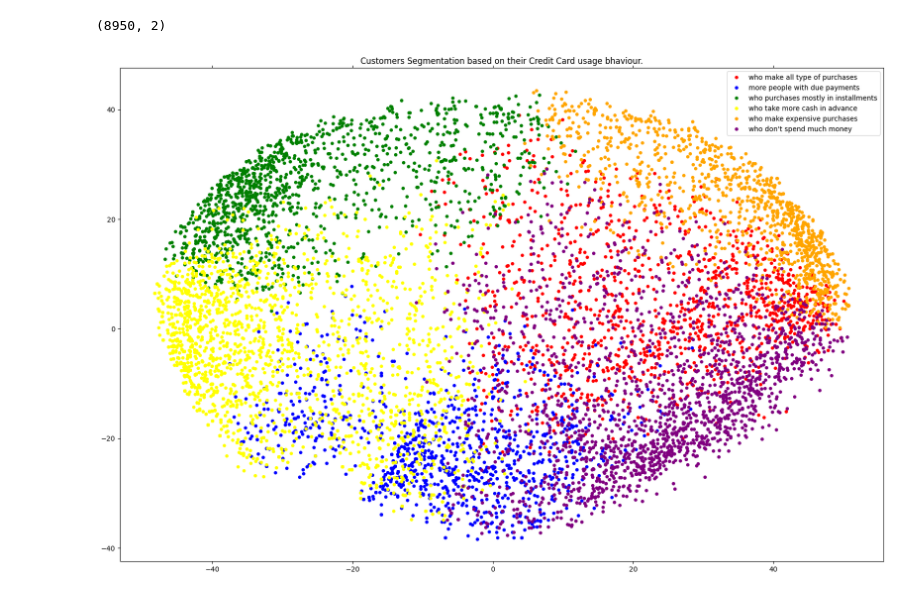
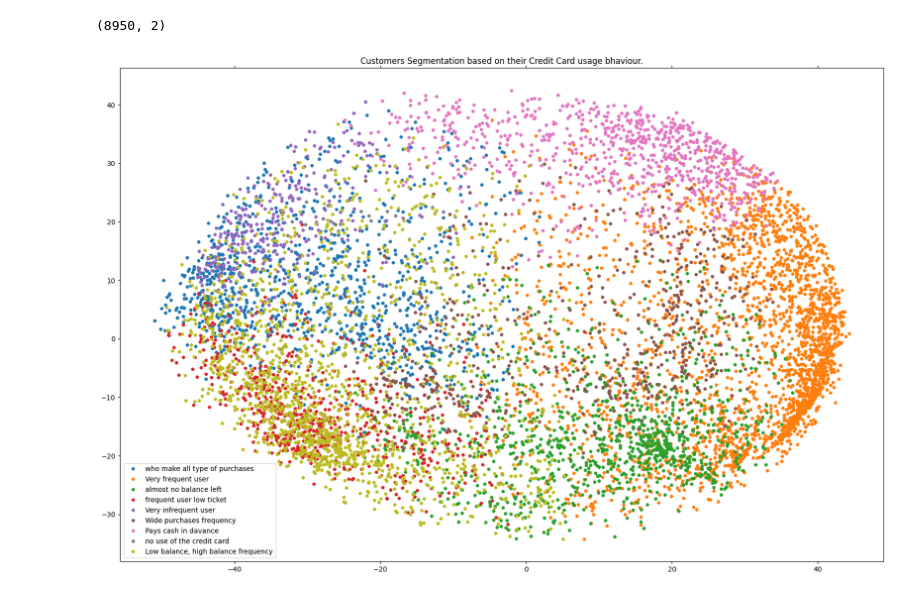
Before and after one commit to Malvape/Credit-Card-Clustering-Kaggle, a Jupyter notebook: Solucion.ipynb, the cells around one changed output. Saved outputs shown, nothing was run; the diff lists cells and outputs as text; code cells hidden in the pictures.

```diff
--- a/Solucion.ipynb
+++ b/Solucion.ipynb
@@ -108,9 +66,3 @@ for c in columns:
 # %%
-data.drop(['CUST_ID', 'BALANCE', 'BALANCE_FREQUENCY', 'PURCHASES',
-       'ONEOFF_PURCHASES', 'INSTALLMENTS_PURCHASES', 'CASH_ADVANCE',
-       'PURCHASES_FREQUENCY',  'ONEOFF_PURCHASES_FREQUENCY',
-       'PURCHASES_INSTALLMENTS_FREQUENCY', 'CASH_ADVANCE_FREQUENCY',
-       'CASH_ADVANCE_TRX', 'PURCHASES_TRX', 'CREDIT_LIMIT', 'PAYMENTS',
-       'MINIMUM_PAYMENTS', 'PRC_FULL_PAYMENT' ], axis=1, inplace=True)
-
+data.drop(['CUST_ID'], axis=1, inplace=True)
 X= np.asarray(data)
@@ -141,7 +95,7 @@ plt.plot(cost, 'bx-')
 # %% [markdown]
 aparentemente despues de 6 clusters, cada cluster adicional no aporta mucho
 # %%
-kmean= KMeans(6)
+kmean= KMeans(9)
 kmean.fit(X)
 labels=kmean.labels_
 # %%
@@ -186,34 +140,40 @@ X_PCA.shape
 # %%
 x, y = X_PCA[:, 0], X_PCA[:, 1]
 
-colors = {0: 'red',
-          1: 'blue',
-          2: 'green',
-          3: 'yellow',
-          4: 'orange',
-          5:'purple'}
+# colors = {0: 'red',
+#           1: 'blue',
+#           2: 'green',
+#           3: 'yellow',
+#           4: 'orange',
+#           5:'purple'}
 
 names = {0: 'who make all type of purchases',
-         1: 'more people with due payments',
-         2: 'who purchases mostly in installments',
-         3: 'who take more cash in advance',
-         4: 'who make expensive purchases',
-         5:'who don\'t spend much money'}
+         1: 'Very frequent user',
+         2: 'almost no balance left',
+         3: 'frequent user low ticket',
+         4: 'Very infrequent user',
+         5:'Wide purchases frequency',
+         6:'Pays cash in davance',
+         7:'no use of the credit card',
+         8:'Low balance, high balance frequency'
+
+         }
 
 df = pd.DataFrame({'x': x, 'y':y, 'label':labels})
 groups = df.groupby('label')
 
 fig, ax = plt.subplots(figsize=(20, 13))
 
 for name, group in groups:
     ax.plot(group.x, group.y, marker='o', linestyle='', ms=5,
-            color=colors[name],label=names[name], mec='none')
+            #color=colors[name],
+            label=names[name], mec='none')
     ax.set_aspect('auto')
     ax.tick_params(axis='x',which='both',bottom='off',top='off',labelbottom='off')
     ax.tick_params(axis= 'y',which='both',left='off',top='off',labelleft='off')
 
 ax.legend()
 ax.set_title("Customers Segmentation based on their Credit Card usage bhaviour.")
 plt.show()
 # %% [output]
-[figure, old version]
+[figure, new version]
```
Also changed, not shown: parts of 11 cells of this notebook.
